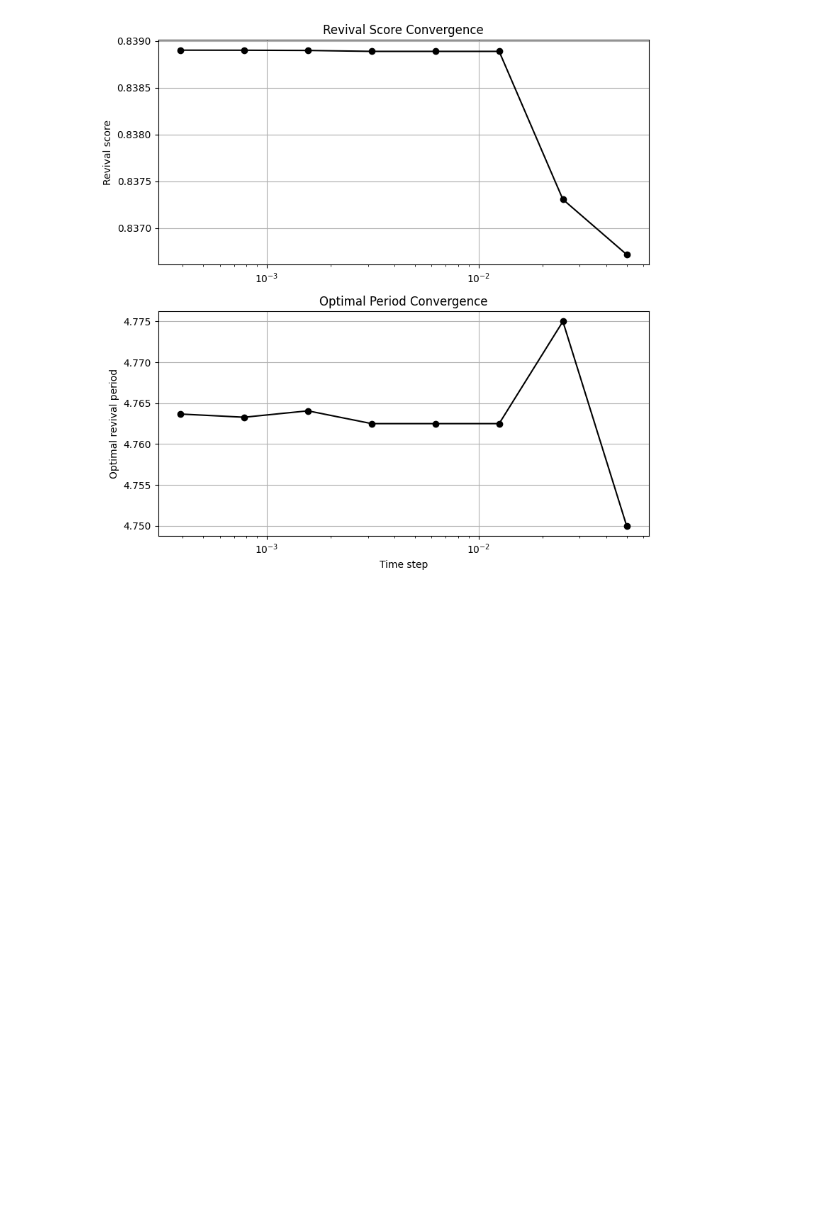
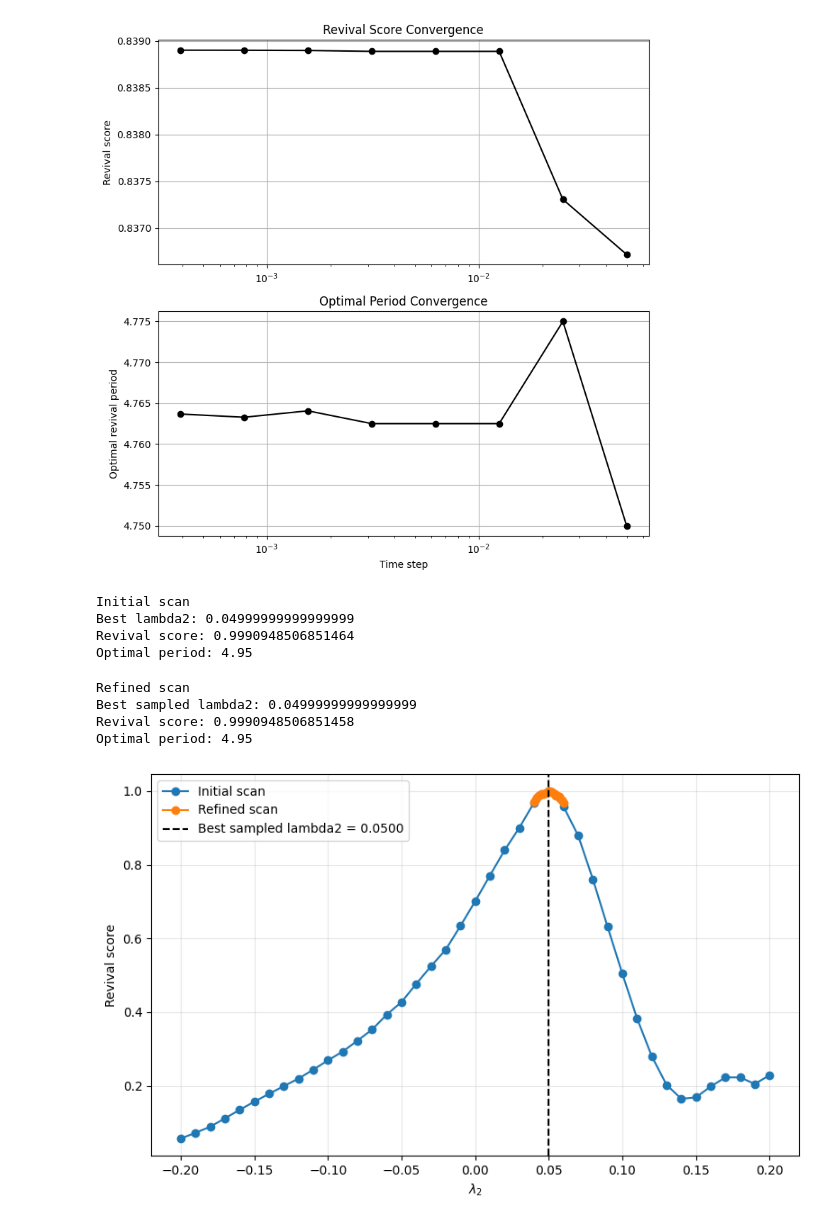
Before and after one commit to ahmetbkavruk/ML-scars, a Jupyter notebook: main.ipynb, the cells around one changed output. Drawn from its saved outputs; the diff is of its cells as text; code cells hidden in the pictures; blank space fills up the shorter version.

Commit message:
sampling and evaluation updates

```diff
--- a/main.ipynb
+++ b/main.ipynb
@@ -160,0 +180,56 @@ plt.show()
+# %%
+lambda_values = np.linspace(-0.2, 0.2, 41)
+
+scores, periods = evaluation.scan_lambda2(base_hamiltonian, deformation_hamiltonian, initial_index, lambda_values, time_step=initial_time_step, max_time=max_time)
+
+best_index = np.argmax(scores)
+best_lambda2 = lambda_values[best_index]
+
+print("Initial scan")
+print("Best lambda2:", best_lambda2)
+print("Revival score:", scores[best_index])
+print("Optimal period:", periods[best_index])
+# %% [output]
+Initial scan
+Best lambda2: 0.04999999999999999
+Revival score: 0.9990948506851464
+Optimal period: 4.95
+# %%
+refined_lambda_values = np.linspace(max(-0.2, best_lambda2 - 0.01), min(0.2, best_lambda2 + 0.01), 21)
+
+refined_scores, refined_periods = evaluation.scan_lambda2(base_hamiltonian, deformation_hamiltonian, initial_index, refined_lambda_values, time_step=refined_time_step, max_time=max_time)
+
+optimal_index = np.argmax(refined_scores)
+
+optimal_lambda2 = refined_lambda_values[optimal_index]
+optimal_score = refined_scores[optimal_index]
+optimal_period = refined_periods[optimal_index]
+
+print("Refined scan")
+print("Best sampled lambda2:", optimal_lambda2)
+print("Revival score:", optimal_score)
+print("Optimal period:", optimal_period)
+# %% [output]
+Refined scan
+Best sampled lambda2: 0.04999999999999999
+Revival score: 0.9990948506851458
+Optimal period: 4.95
+# %%
+fig, axis = plt.subplots(figsize=(8, 5))
+
+axis.plot(lambda_values, scores, "o-", label="Initial scan")
+
+axis.plot(refined_lambda_values, refined_scores, "o-", label="Refined scan")
+
+axis.axvline(optimal_lambda2, color="black", linestyle="--", label=f"Best sampled lambda2 = {optimal_lambda2:.4f}")
+
+axis.set_xlabel(r"$\lambda_2$")
+axis.set_ylabel("Revival score")
+
+axis.legend()
+axis.grid(alpha=0.3)
+
+fig.tight_layout()
+plt.show()
+# %% [output]
+[figure, added]
```
Also changed, not shown: parts of 4 cells of this notebook, 5 other files.
